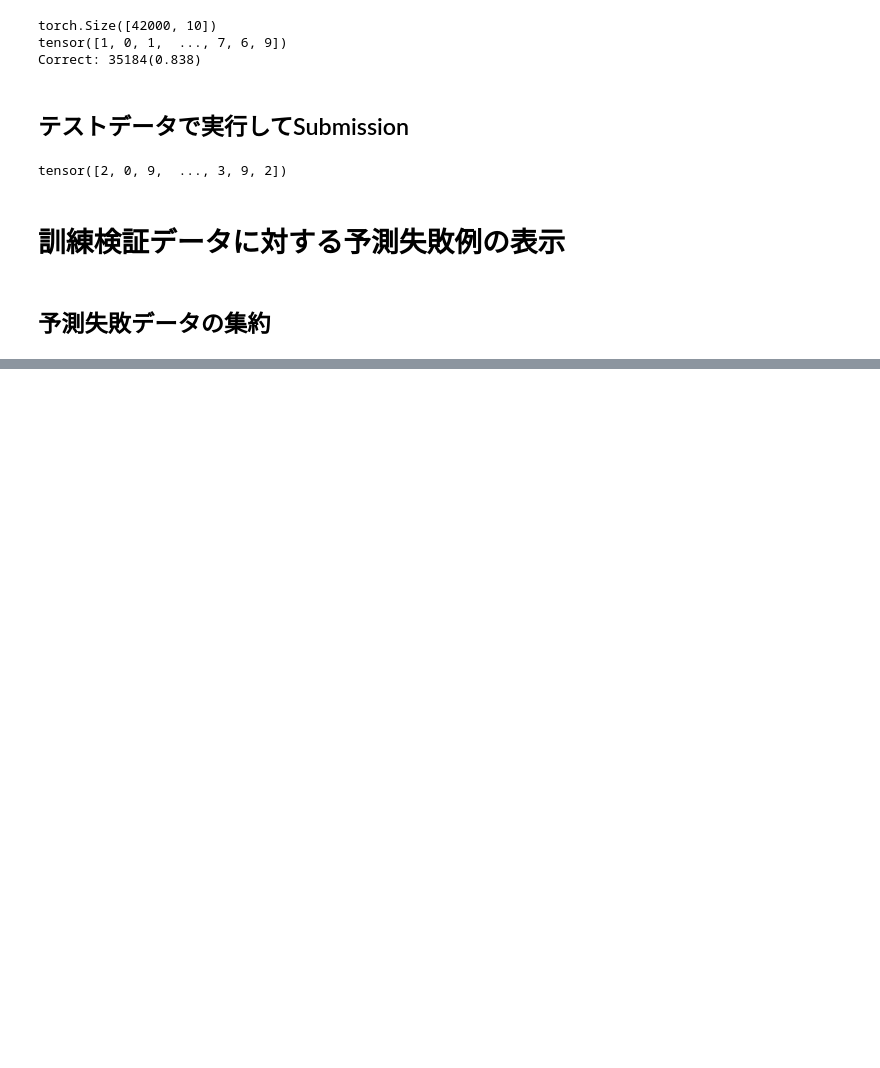
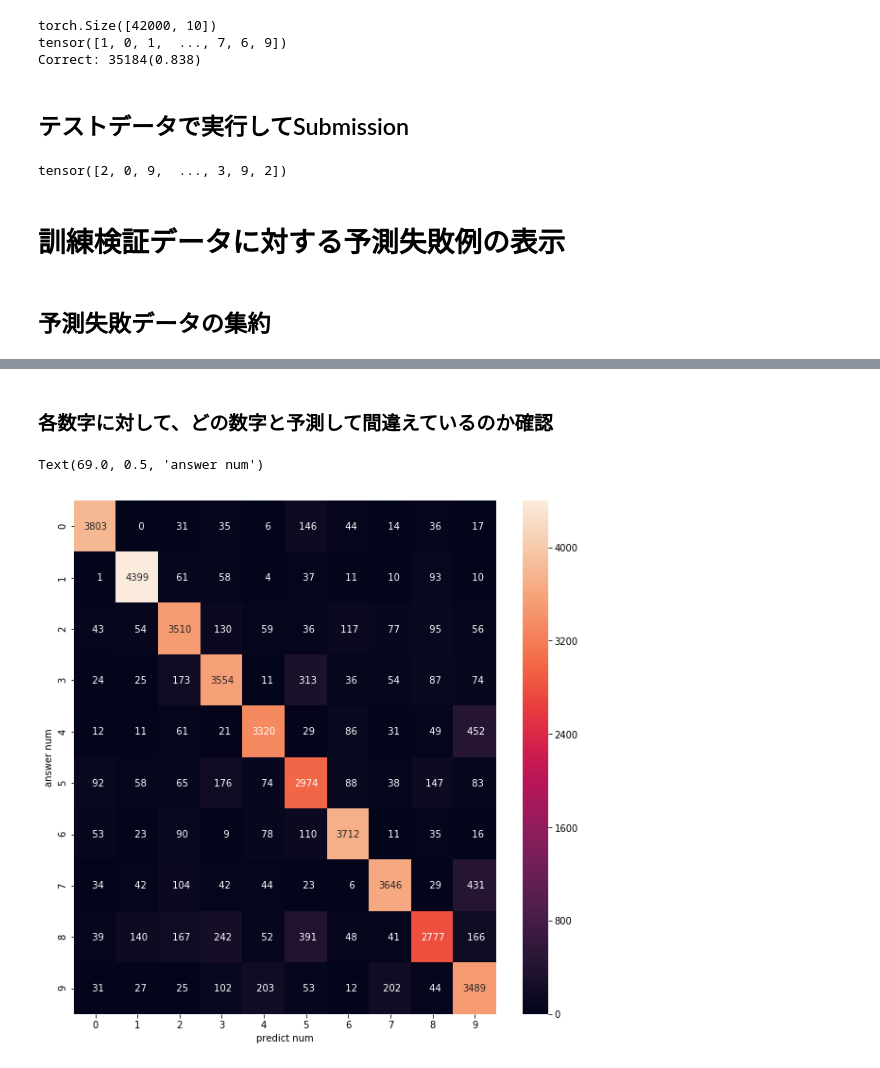
Before and after one commit to tetsuya-yamamoto-ai-learn/Practice05-O, a Jupyter notebook: MNISTデータセット.ipynb, the cells around one changed output, grey strips where cells are left out. Drawn from its saved outputs; the diff is of its cells as text; code cells hidden in the pictures; blank space fills up the shorter version.

Commit message:
[課題O-2,3]MNISTに対するEDAと自作モデルでSubmission
- データに対してどのように予測されることが多いか確認するために、正解ラベルを縦軸、予測結果を横軸にとってヒートマップを表示させた。

```diff
--- a/MNISTデータセット.ipynb
+++ b/MNISTデータセット.ipynb
@@ -248,0 +266,18 @@ array([1, 0, 1, ..., 7, 6, 9], dtype=int64)
+# %% [markdown]
+### 各数字に対して、どの数字と予測して間違えているのか確認
+# %%
+# 正解に対する予測の数をカウントしていく
+pred_label_heatmap = np.zeros([10,10], dtype=int)
+
+for i in range(len(labels_pred)):
+    pred_label_heatmap[np.array(MNIST_trainval_label)[i]][np.array(labels_pred)[i]] += 1
+# %%
+# ヒートマップを表示
+plt.figure(figsize=[10, 10])
+sns.heatmap(pd.DataFrame(pred_label_heatmap), annot=True, fmt='4g')
+
+plt.xlabel('predict num')
+plt.ylabel('answer num')
+# %% [output]
+Text(69.0, 0.5, 'answer num')
+[figure, added]
```
Also changed, not shown: parts of 7 cells of this notebook.
